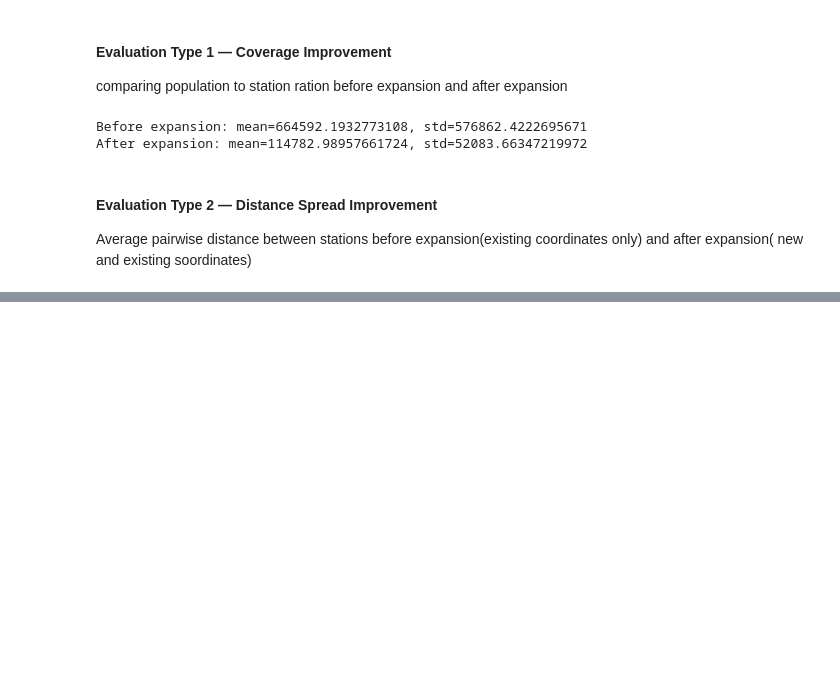
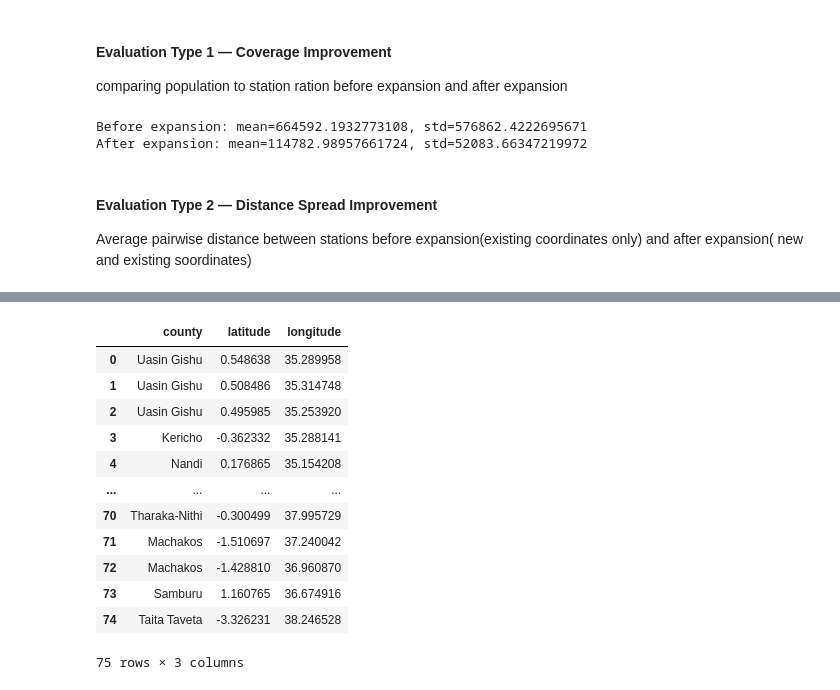
Before and after one commit to maryannngongi/EV_Charging_Stations_Optimization, a Jupyter notebook: Notebooks/christine.ipynb, the cells around one changed output, grey strips where cells are left out. Drawn from its saved outputs; the diff is of its cells as text; code cells hidden in the pictures; blank space fills up the shorter version.

```diff
--- a/Notebooks/christine.ipynb
+++ b/Notebooks/christine.ipynb
@@ -1065,0 +1109,33 @@ kenya_map_combined
+# %%
+all_new_locations = []
+
+for _, county in county_df.iterrows():
+
+    k = int(county["additional_stations"])
+
+    centers = allocate_new_stations(county, kenya_stations, k)
+
+    for center in centers:
+        all_new_locations.append({
+            "county": county["county"],
+            "latitude": center[0],
+            "longitude": center[1]
+        })
+
+final_df = pd.DataFrame(all_new_locations)
+# %%
+final_df
+# %% [output]
+|  | county | latitude | longitude |
+| 0 | Uasin Gishu | 0.548638 | 35.289958 |
+| 1 | Uasin Gishu | 0.508486 | 35.314748 |
+| 2 | Uasin Gishu | 0.495985 | 35.253920 |
+| 3 | Kericho | -0.362332 | 35.288141 |
+| 4 | Nandi | 0.176865 | 35.154208 |
+| ... | ... | ... | ... |
+| 70 | Tharaka-Nithi | -0.300499 | 37.995729 |
+| 71 | Machakos | -1.510697 | 37.240042 |
+| 72 | Machakos | -1.428810 | 36.960870 |
+| 73 | Samburu | 1.160765 | 36.674916 |
+| 74 | Taita Taveta | -3.326231 | 38.246528 |
+75 rows × 3 columns
```
Also changed, not shown: parts of 5 cells of this notebook, 1 other file.
